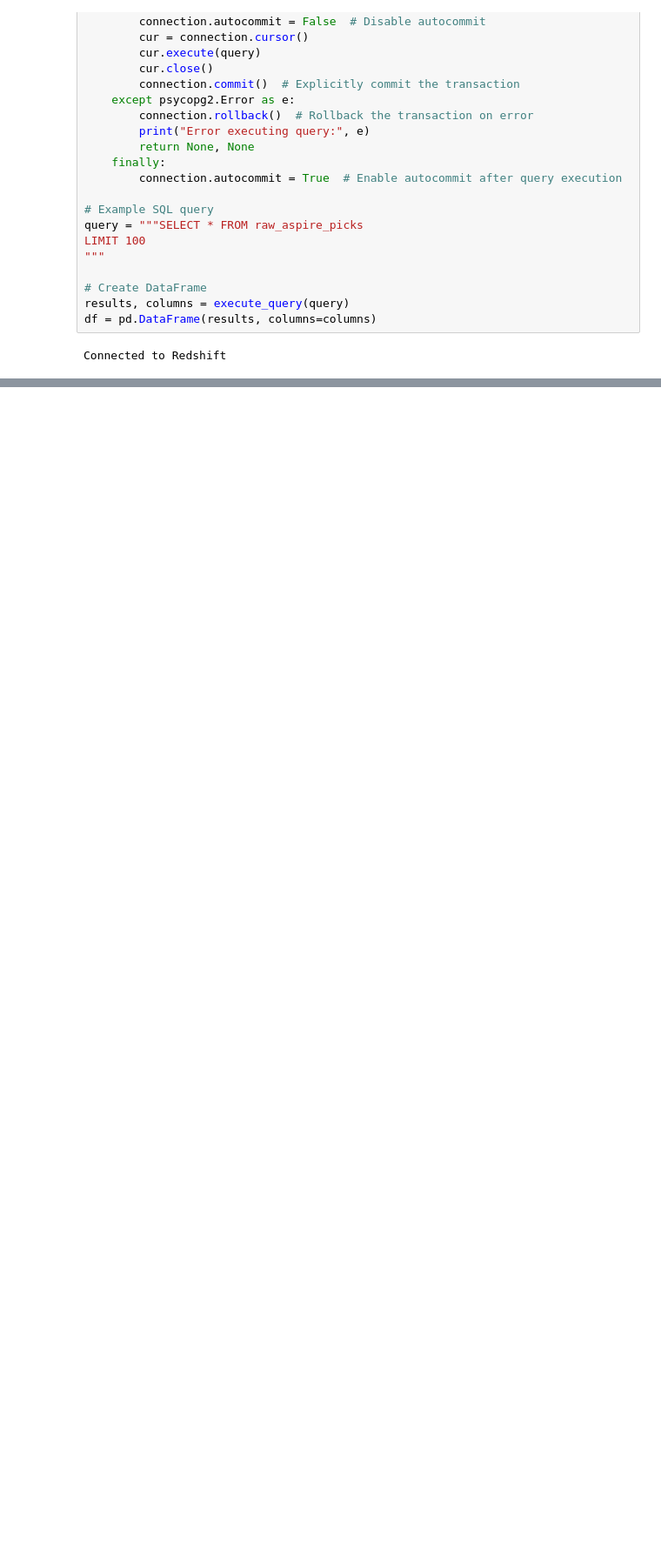
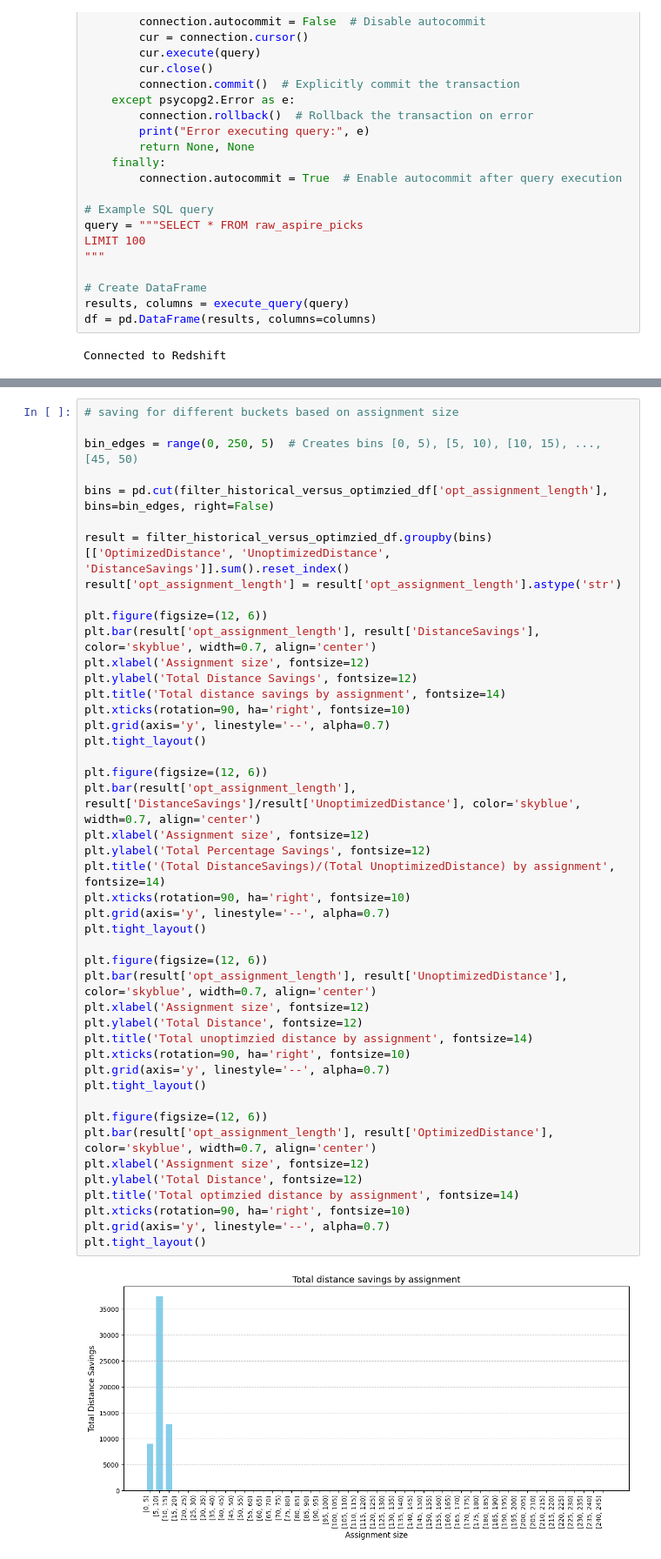
Before and after one commit to HasanVerses/batch_sequencing_optimization, a Jupyter notebook: notebooks/ld_computational_and_improvement_analysis.ipynb, the cells around one changed output, grey strips where cells are left out. Shown: that part at 87% size. Cells and saved outputs as stored; diff of their text form; blank space fills up the shorter version.

```diff
--- a/notebooks/ld_computational_and_improvement_analysis.ipynb
+++ b/notebooks/ld_computational_and_improvement_analysis.ipynb
@@ -387,0 +378,47 @@ See the caveats in the documentation: https://pandas.pydata.org/pandas-docs/stab
+# %%
+# saving for different buckets based on assignment size
+
+bin_edges = range(0, 250, 5)  # Creates bins [0, 5), [5, 10), [10, 15), ..., [45, 50)
+
+bins = pd.cut(filter_historical_versus_optimzied_df['opt_assignment_length'], bins=bin_edges, right=False)
+
+result = filter_historical_versus_optimzied_df.groupby(bins)[['OptimizedDistance', 'UnoptimizedDistance', 'DistanceSavings']].sum().reset_index()
+result['opt_assignment_length'] = result['opt_assignment_length'].astype('str')
+
+plt.figure(figsize=(12, 6))
+plt.bar(result['opt_assignment_length'], result['DistanceSavings'], color='skyblue', width=0.7, align='center')
+plt.xlabel('Assignment size', fontsize=12)
+plt.ylabel('Total Distance Savings', fontsize=12)
+plt.title('Total distance savings by assignment', fontsize=14)
+plt.xticks(rotation=90, ha='right', fontsize=10)
+plt.grid(axis='y', linestyle='--', alpha=0.7)
+plt.tight_layout()
+
+plt.figure(figsize=(12, 6))
+plt.bar(result['opt_assignment_length'], result['DistanceSavings']/result['UnoptimizedDistance'], color='skyblue', width=0.7, align='center')
+plt.xlabel('Assignment size', fontsize=12)
+plt.ylabel('Total Percentage Savings', fontsize=12)
+plt.title('(Total DistanceSavings)/(Total UnoptimizedDistance) by assignment', fontsize=14)
+plt.xticks(rotation=90, ha='right', fontsize=10)
+plt.grid(axis='y', linestyle='--', alpha=0.7)
+plt.tight_layout()
+
+plt.figure(figsize=(12, 6))
+plt.bar(result['opt_assignment_length'], result['UnoptimizedDistance'], color='skyblue', width=0.7, align='center')
+plt.xlabel('Assignment size', fontsize=12)
+plt.ylabel('Total Distance', fontsize=12)
+plt.title('Total unoptimzied distance by assignment', fontsize=14)
+plt.xticks(rotation=90, ha='right', fontsize=10)
+plt.grid(axis='y', linestyle='--', alpha=0.7)
+plt.tight_layout()
+
+plt.figure(figsize=(12, 6))
+plt.bar(result['opt_assignment_length'], result['OptimizedDistance'], color='skyblue', width=0.7, align='center')
+plt.xlabel('Assignment size', fontsize=12)
+plt.ylabel('Total Distance', fontsize=12)
+plt.title('Total optimzied distance by assignment', fontsize=14)
+plt.xticks(rotation=90, ha='right', fontsize=10)
+plt.grid(axis='y', linestyle='--', alpha=0.7)
+plt.tight_layout()
+# %% [output]
+[figure, added]
```
Also changed, not shown: parts of 23 cells of this notebook.
